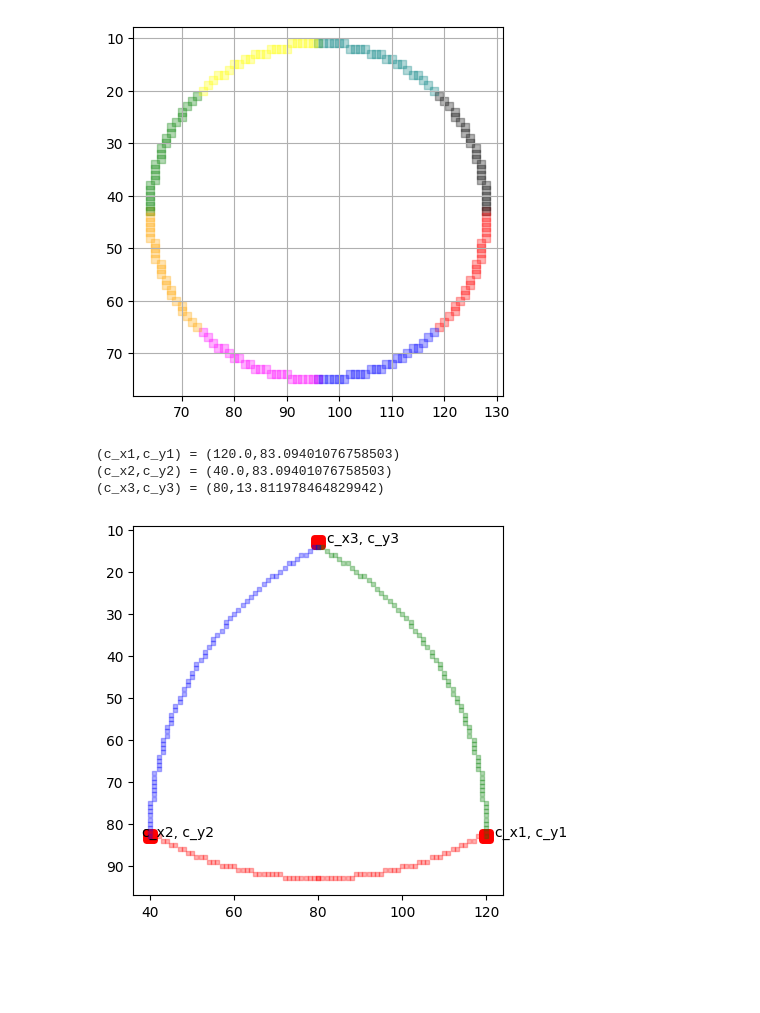
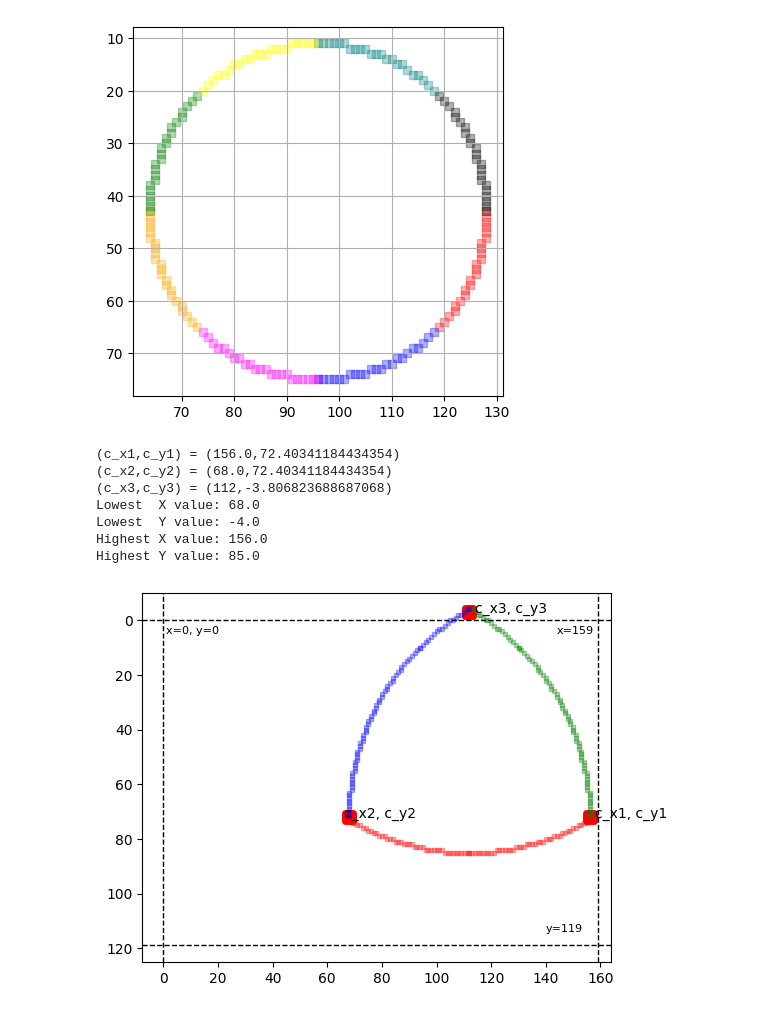
Before and after one commit to Karsten-Uy/CPEN311_lab2_working, a Jupyter notebook: circle.ipynb, the cells around one changed output. Cells and saved outputs as stored; diff of their text form; code cells hidden in the pictures; blank space fills up the shorter version.

```diff
--- a/circle.ipynb
+++ b/circle.ipynb
@@ -55,6 +55,7 @@ drawCircle(centre_x, centre_y, radius)
 # %%
 import matplotlib.pyplot as plt
 import numpy as np
+import math
 
 plt.rcParams['scatter.marker'] = 's'
 
@@ -105,41 +106,90 @@ def draw_triangle_segment(centre_x, centre_y, radius, type):
 
     plt.gca().set_aspect("equal")
     # plt.grid()
     # plt.show()
 
-centre_x = 80
-centre_y = 60
-radius   = 80
-diameter = radius
+# # default
+# centre_x = 80
+# centre_y = 60
+# diameter = 80
+
+# dirtest1
+centre_x = 112
+centre_y = 47
+diameter = 88
 
 c_x = centre_x
 c_y = centre_y
 c_x1 = c_x + diameter/2
-c_y1 = c_y + diameter * np.sqrt(3)/6
+c_y1 = c_y + diameter * math.sqrt(3)/6
 c_x2 = c_x - diameter/2
-c_y2 = c_y + diameter * np.sqrt(3)/6
+c_y2 = c_y + diameter * math.sqrt(3)/6
 c_x3 = c_x
-c_y3 = c_y - diameter * np.sqrt(3)/3
+c_y3 = c_y - diameter * math.sqrt(3)/3
+
+radius = diameter
+
 
 plt.scatter(int(c_x1), int(c_y1), color="red", linewidths=5)
 plt.scatter(int(c_x2), int(c_y2), color="red", linewidths=5)
 plt.scatter(int(c_x3), int(c_y3), color="red", linewidths=5)
 
 plt.text(int(c_x1) + 2, int(c_y1), "c_x1, c_y1")
 plt.text(int(c_x2) - 2, int(c_y2), "c_x2, c_y2")
 plt.text(int(c_x3) + 2, int(c_y3), "c_x3, c_y3")
 
 print(f"(c_x1,c_y1) = ({c_x1},{c_y1})")
 print(f"(c_x2,c_y2) = ({c_x2},{c_y2})")
 print(f"(c_x3,c_y3) = ({c_x3},{c_y3})")
 
 draw_triangle_segment(int(c_x2), int(c_y2), radius, type="green")
 draw_triangle_segment(int(c_x1), int(c_y1), radius, type="blue")
 draw_triangle_segment(int(c_x3), int(c_y3), radius, type="red")
 
 plt.gca().invert_yaxis()
+
+# Get all scatter data from current axes
+ax = plt.gca()
+all_points = []
+for pathcoll in ax.collections:
+    offsets = pathcoll.get_offsets()
+    all_points.extend(offsets)
+
+if all_points:
+    all_points = np.array(all_points)
+    max_x = np.max(all_points[:, 0])
+    max_y = np.max(all_points[:, 1])
+    min_x = np.min(all_points[:, 0])
+    min_y = np.min(all_points[:, 1])
+
+    print(f"Lowest  X value: {min_x}")
+    print(f"Lowest  Y value: {min_y}")
+    print(f"Highest X value: {max_x}")
+    print(f"Highest Y value: {max_y}")
+
+# Draw reference lines
+x_vals = np.arange(0, 160)
+
+# Vertical lines
+plt.axvline(x=0, color='black', linestyle='--', linewidth=1)
+plt.axvline(x=159, color='black', linestyle='--', linewidth=1)
+
+# Horizontal line
+plt.axhline(y=0, color='black', linestyle='--', linewidth=1)
+plt.axhline(y=119, color='black', linestyle='--', linewidth=1)
+
+# Add labels for clarity
+plt.text(1, 5, "x=0, y=0", fontsize=8, color="black")
+plt.text(159 - 15, 5, "x=159", fontsize=8, color="black")
+plt.text(145, 119 - 5, "y=119", fontsize=8, color="black")
+
+plt.show()
 # %% [output]
-(c_x1,c_y1) = (120.0,83.09401076758503)
-(c_x2,c_y2) = (40.0,83.09401076758503)
-(c_x3,c_y3) = (80,13.811978464829942)
+(c_x1,c_y1) = (156.0,72.40341184434354)
+(c_x2,c_y2) = (68.0,72.40341184434354)
+(c_x3,c_y3) = (112,-3.806823688687068)
+Lowest  X value: 68.0
+Lowest  Y value: -4.0
+Highest X value: 156.0
+Highest Y value: 85.0
-[figure, old version]
+[figure, new version]
```
Also changed, not shown: 5 other files.
